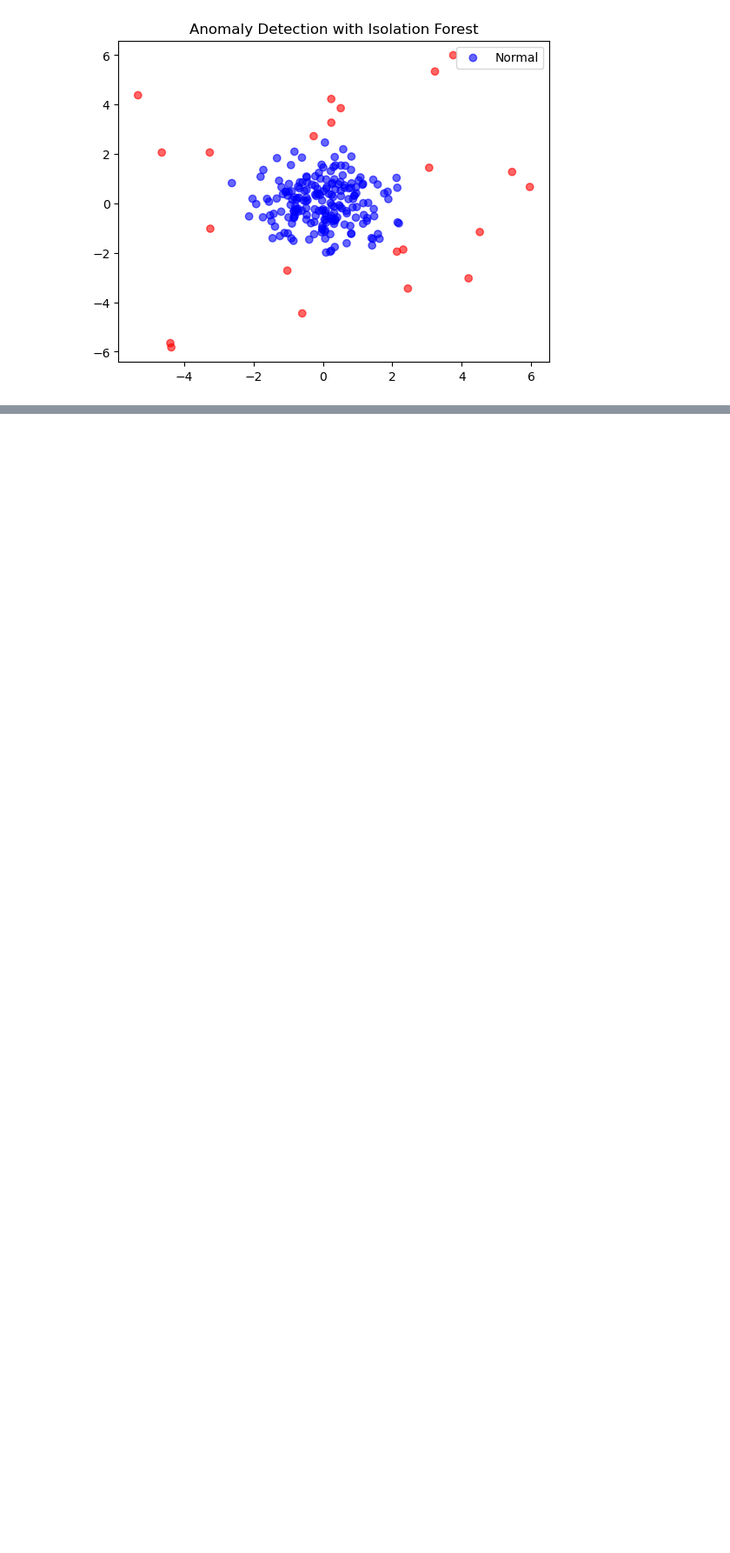
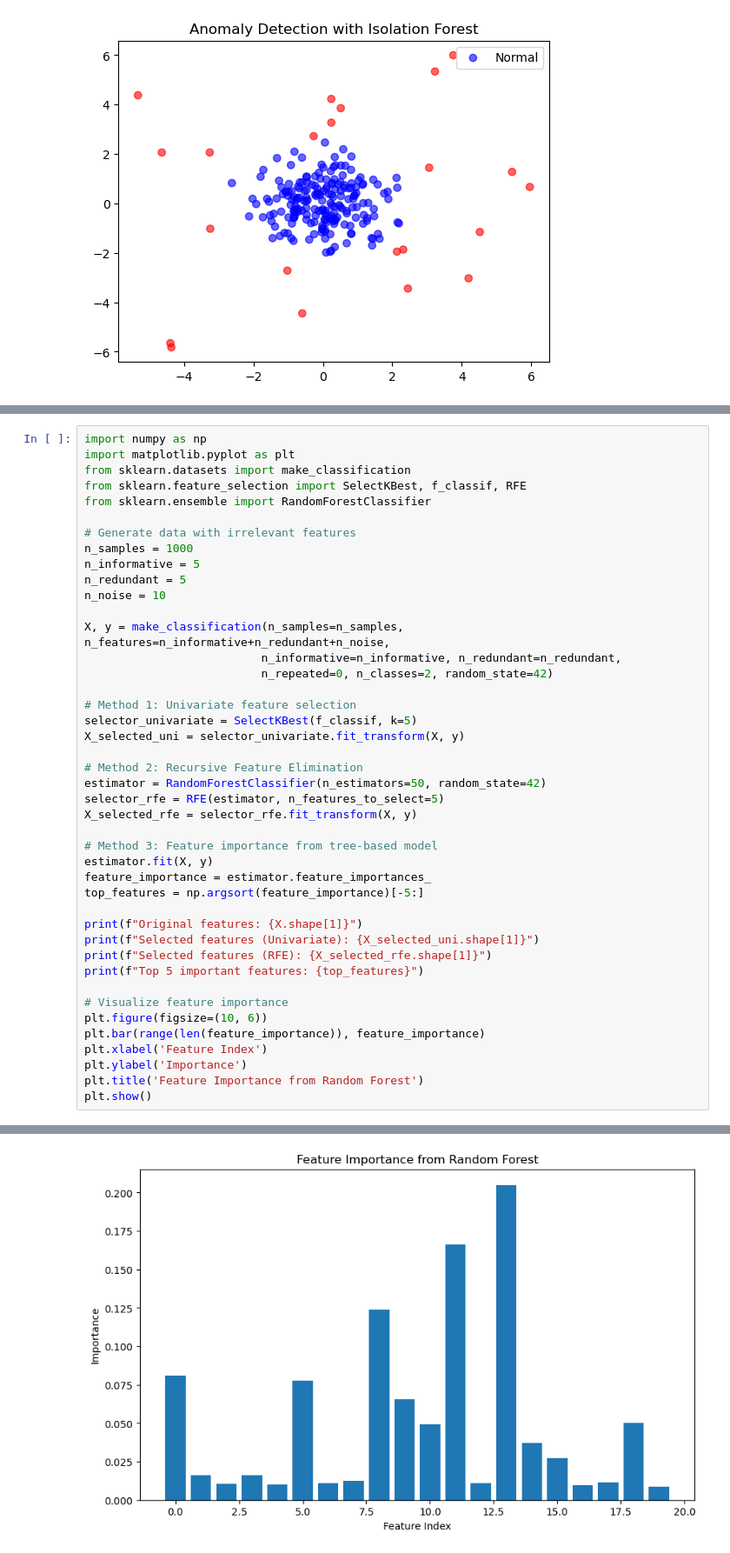
Before and after one commit to AliakbarNateghi/AI-playground, a Jupyter notebook: slide1.ipynb, the cells around one changed output, grey strips where cells are left out. Shown at 87% size. Saved outputs shown, nothing was run; the diff lists cells and outputs as text; blank space fills up the shorter version.

```diff
--- a/slide1.ipynb
+++ b/slide1.ipynb
@@ -392,0 +600,44 @@ Labels shape: (100,)
+# %%
+import numpy as np
+import matplotlib.pyplot as plt
+from sklearn.datasets import make_classification
+from sklearn.feature_selection import SelectKBest, f_classif, RFE
+from sklearn.ensemble import RandomForestClassifier
+
+# Generate data with irrelevant features
+n_samples = 1000
+n_informative = 5
+n_redundant = 5
+n_noise = 10
+
+X, y = make_classification(n_samples=n_samples, n_features=n_informative+n_redundant+n_noise,
+                          n_informative=n_informative, n_redundant=n_redundant,
+                          n_repeated=0, n_classes=2, random_state=42)
+
+# Method 1: Univariate feature selection
+selector_univariate = SelectKBest(f_classif, k=5)
+X_selected_uni = selector_univariate.fit_transform(X, y)
+
+# Method 2: Recursive Feature Elimination
+estimator = RandomForestClassifier(n_estimators=50, random_state=42)
+selector_rfe = RFE(estimator, n_features_to_select=5)
+X_selected_rfe = selector_rfe.fit_transform(X, y)
+
+# Method 3: Feature importance from tree-based model
+estimator.fit(X, y)
+feature_importance = estimator.feature_importances_
+top_features = np.argsort(feature_importance)[-5:]
+
+print(f"Original features: {X.shape[1]}")
+print(f"Selected features (Univariate): {X_selected_uni.shape[1]}")
+print(f"Selected features (RFE): {X_selected_rfe.shape[1]}")
+print(f"Top 5 important features: {top_features}")
+
+# Visualize feature importance
+plt.figure(figsize=(10, 6))
+plt.bar(range(len(feature_importance)), feature_importance)
+plt.xlabel('Feature Index')
+plt.ylabel('Importance')
+plt.title('Feature Importance from Random Forest')
+plt.show()
+# %% [output]
@@ -392,0 +648 @@ Labels shape: (100,)
+[figure, added]
```
Also changed, not shown: parts of 12 cells of this notebook.
